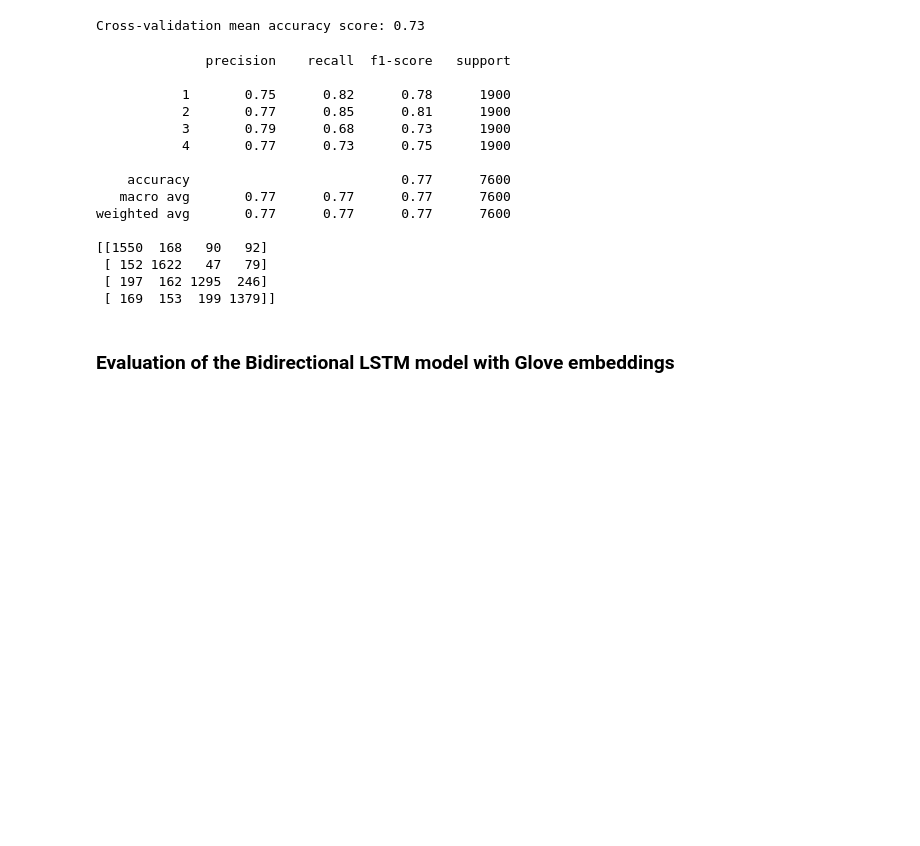
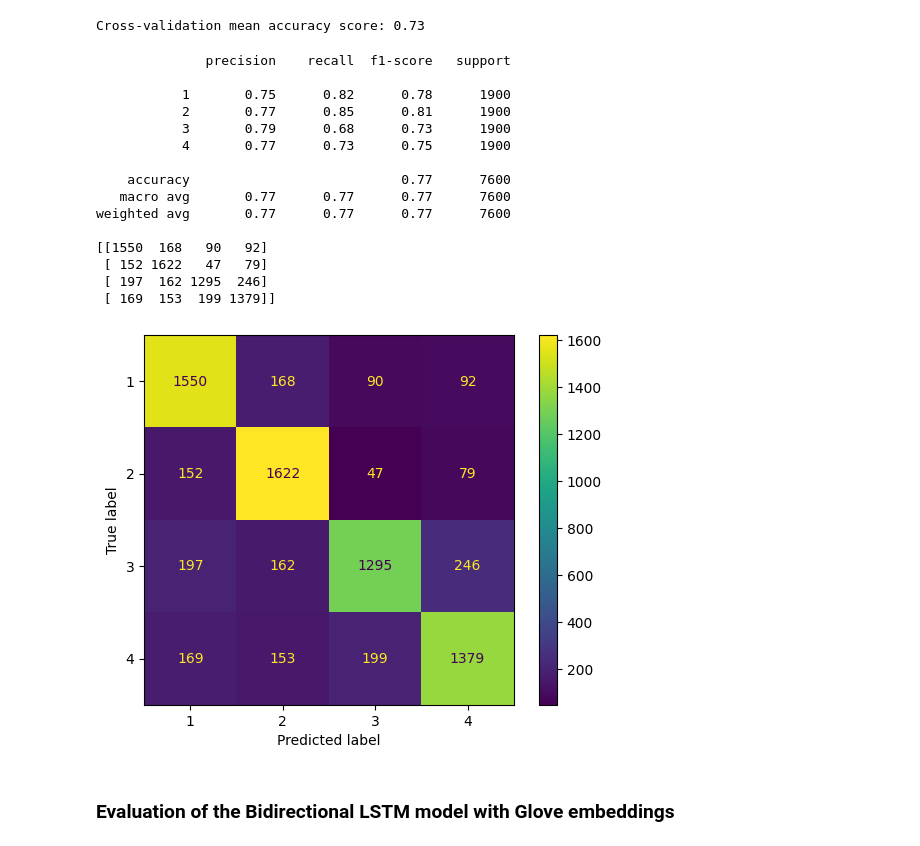
Before and after one commit to valkiss024/cmm307_advanced_artificial_intelligence, a Jupyter notebook: CMM307 Coursework.ipynb, the cells around one changed output. Saved outputs shown, nothing was run; the diff lists cells and outputs as text; code cells hidden in the pictures; blank space fills up the shorter version.

```diff
--- a/CMM307 Coursework.ipynb
+++ b/CMM307 Coursework.ipynb
@@ -438,33 +440,34 @@ Cross-validation mean accuracy score: 0.73
 # %%
 # KNeighborsClassifier trained on full train data and evaluated on test data
 
-X_train = train_df['processed_text']
-y_train = train_df['class']
+X_train_knn = train_df['processed_text']
+y_train_knn = train_df['class']
 
-X_test = test_df['processed_text']
-y_test = test_df['class']
+X_test_knn = test_df['processed_text']
+y_test_knn = test_df['class']
 
-knn_pipeline.fit(X_train, y_train)
-preds = knn_pipeline.predict(X_test)
+knn_pipeline.fit(X_train_knn, y_train_knn)
+knn_predictions = knn_pipeline.predict(X_test_knn)
 
-print(classification_report(y_test, preds))
-print(confusion_matrix(y_test, preds))
+print(classification_report(y_test_knn, knn_predictions))
+print(confusion_matrix(y_test_knn, knn_predictions))
 # %% [output]
               precision    recall  f1-score   support
 
            1       0.75      0.82      0.78      1900
            2       0.77      0.85      0.81      1900
            3       0.79      0.68      0.73      1900
            4       0.77      0.73      0.75      1900
 
     accuracy                           0.77      7600
    macro avg       0.77      0.77      0.77      7600
 weighted avg       0.77      0.77      0.77      7600
 
 [[1550  168   90   92]
  [ 152 1622   47   79]
  [ 197  162 1295  246]
  [ 169  153  199 1379]]
+[figure, added]
 # %% [markdown]
 ### Evaluation of the Bidirectional LSTM model with Glove embeddings
 # %%
```
Also changed, not shown: parts of 13 cells of this notebook.
